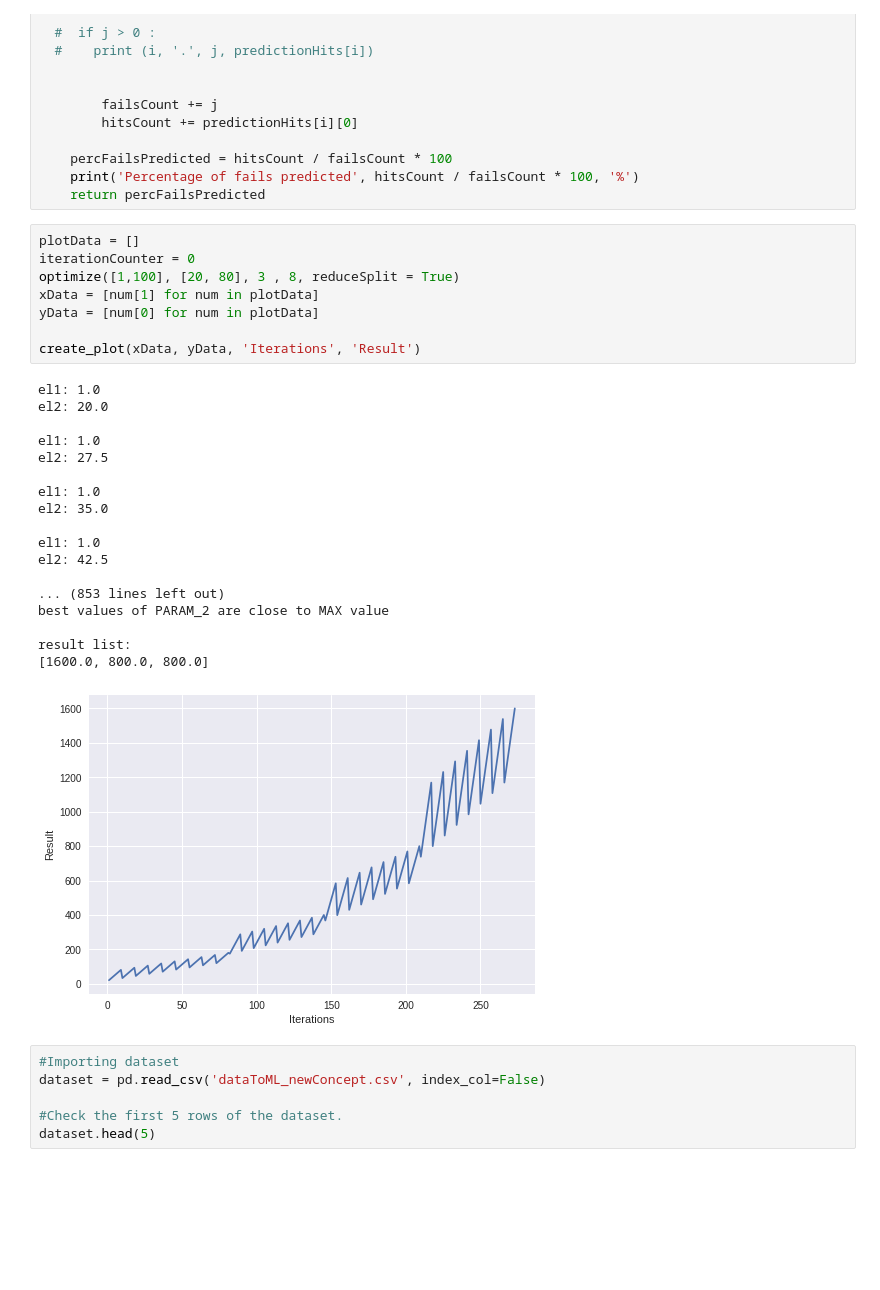
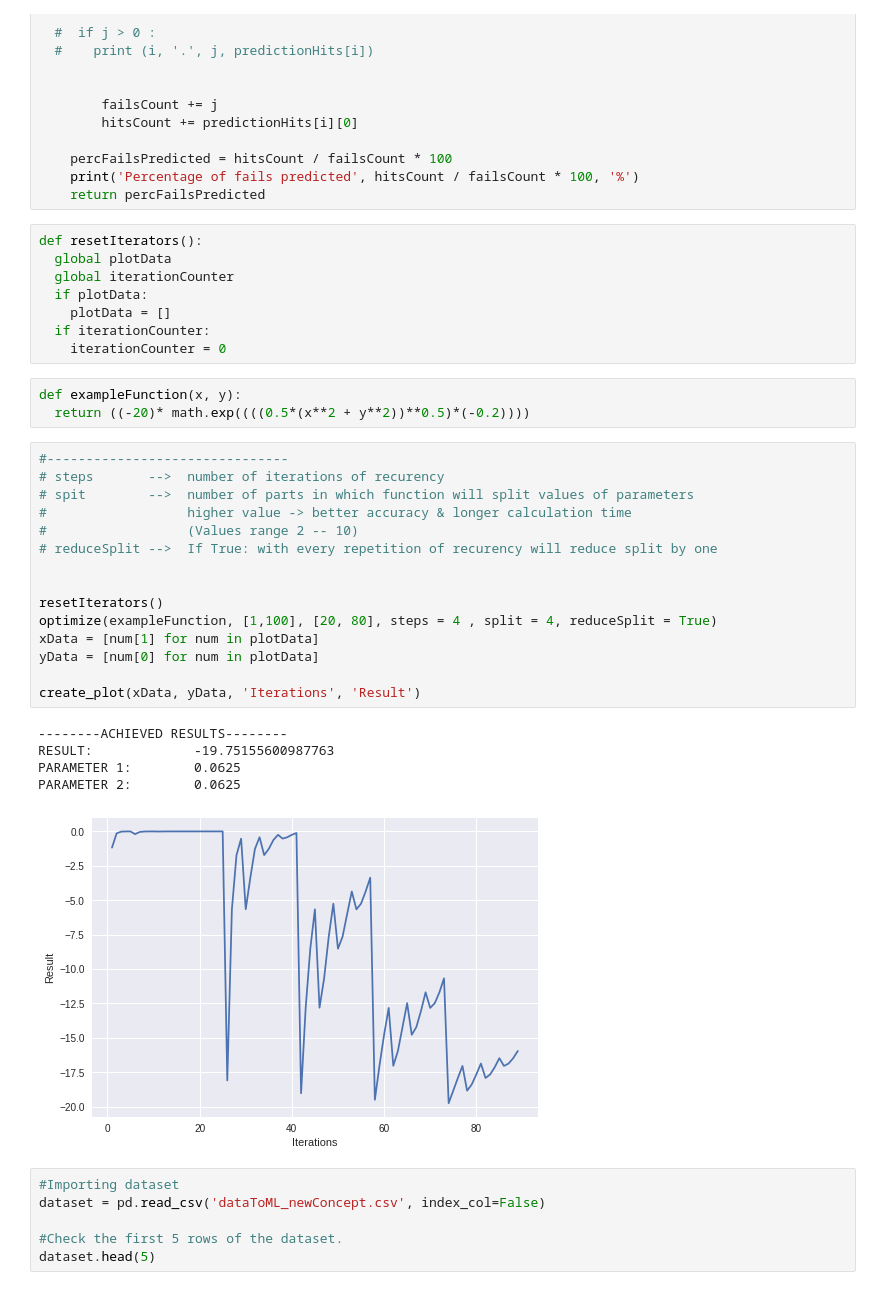
Before and after one commit to seraffin/FailOmen, a Jupyter notebook: Wojtek/NNOptimizer.ipynb, the cells around one changed output. Drawn from its saved outputs; the diff is of its cells as text; blank space fills up the shorter version.

```diff
--- a/Wojtek/NNOptimizer.ipynb
+++ b/Wojtek/NNOptimizer.ipynb
@@ -283,33 +283,38 @@ def evaluation(additionalPredictions, refYsupervisor, predictions):
     percFailsPredicted = hitsCount / failsCount * 100
     print('Percentage of fails predicted', hitsCount / failsCount * 100, '%')
     return percFailsPredicted
+# %%
+def resetIterators():
+  global plotData
+  global iterationCounter
+  if plotData:
+    plotData = []
+  if iterationCounter:
+    iterationCounter = 0
+# %%
+def exampleFunction(x, y):
+  return ((-20)* math.exp((((0.5*(x**2 + y**2))**0.5)*(-0.2))))
 # %%
-plotData = []
-iterationCounter = 0
-optimize([1,100], [20, 80], 3 , 8, reduceSplit = True)
+#-------------------------------
+# steps       -->  number of iterations of recurency
+# spit        -->  number of parts in which function will split values of parameters
+#                  higher value -> better accuracy & longer calculation time
+#                  (Values range 2 -- 10)
+# reduceSplit -->  If True: with every repetition of recurency will reduce split by one
+
+
+resetIterators()
+optimize(exampleFunction, [1,100], [20, 80], steps = 4 , split = 4, reduceSplit = True)
 xData = [num[1] for num in plotData]
 yData = [num[0] for num in plotData]
 
 create_plot(xData, yData, 'Iterations', 'Result')
 # %% [output]
-el1: 1.0
-el2: 20.0
-
-el1: 1.0
-el2: 27.5
-
-el1: 1.0
-el2: 35.0
-
-el1: 1.0
-el2: 42.5
-
-... (853 lines left out)
-best values of PARAM_2 are close to MAX value
-
-result list:
-[1600.0, 800.0, 800.0]
+--------ACHIEVED RESULTS--------
+RESULT:             -19.75155600987763
+PARAMETER 1:        0.0625
+PARAMETER 2:        0.0625
-[figure, old version]
+[figure, new version]
 # %%
 #Importing dataset
 dataset = pd.read_csv('dataToML_newConcept.csv', index_col=False)
```
Also changed, not shown: parts of 1 cell of this notebook.
